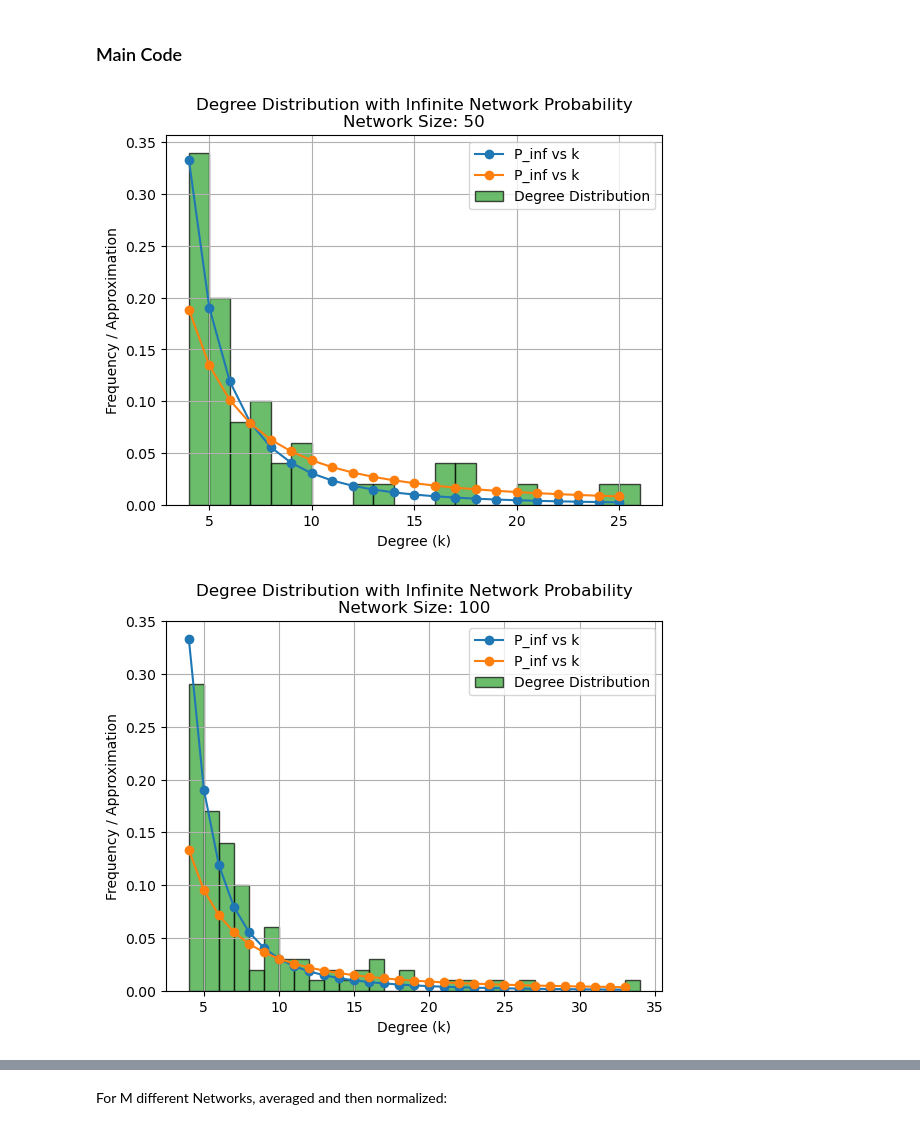
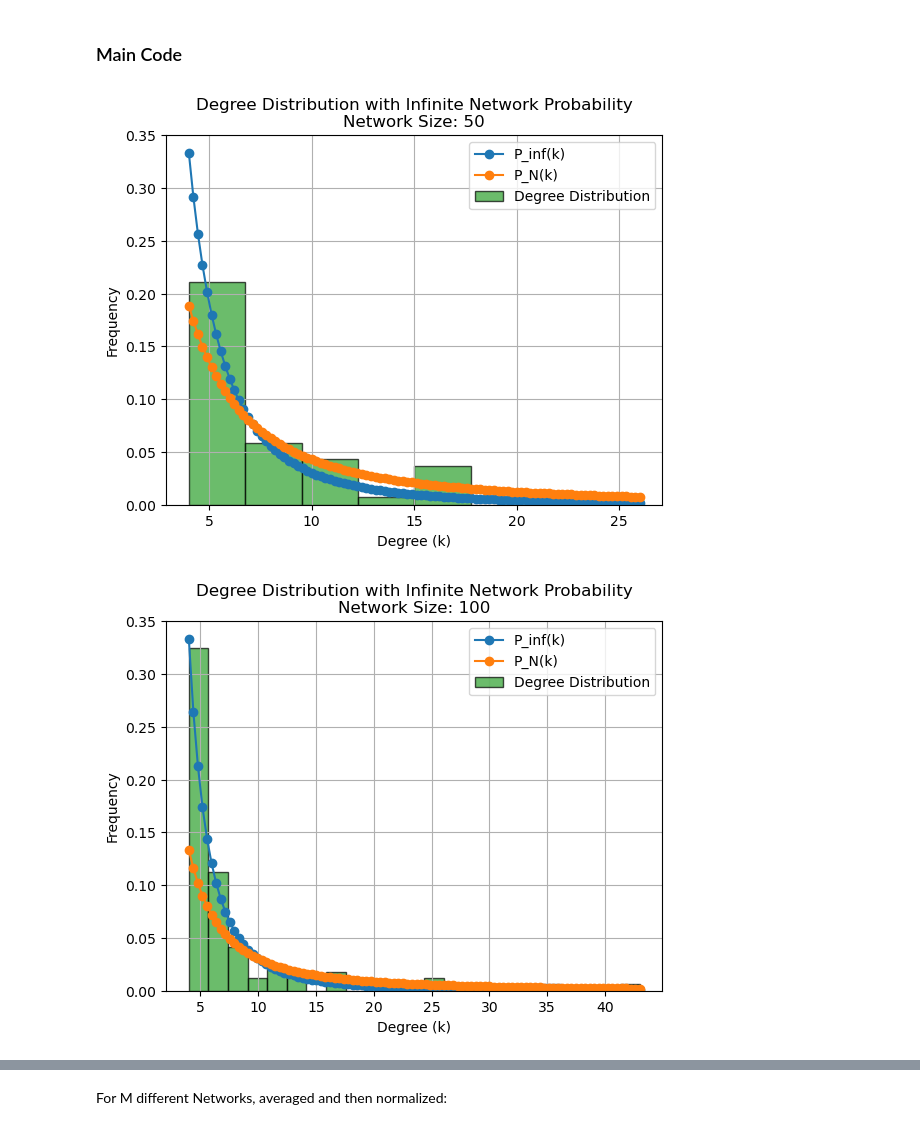
Before and after one commit to CherryWookie/Critical-Phenomena-and-Complexity, a Jupyter notebook: appliedhw/ba_final.ipynb, the cells around one changed output, grey strips where cells are left out. Saved outputs shown, nothing was run; the diff lists cells and outputs as text; code cells hidden in the pictures.

```diff
--- a/appliedhw/ba_final.ipynb
+++ b/appliedhw/ba_final.ipynb
@@ -115,7 +115,12 @@ def plot_equations(k_list, N, m):
     # Incorporate Eq. (3) and (4)
 
     # Create list of degrees from min to max degree in k_list
-    degree = range(min(k_list), max(k_list) + 1)
+    # degree = range(min(k_list), max(k_list) + 1)
+
+    # To handle floats in arrays
+    k_list = np.array(k_list)
+    degree = np.linspace(k_list.min(), k_list.max(), num=100)
+
 
     # Compute P_inf for each degree k in degree
     P_inf = []
@@ -152,24 +157,23 @@ def plot_equations(k_list, N, m):
     # Plot Probability with Frequency Distribution (Normalized)
     # P_inf
     plt.figure()
-    plt.plot(degree, P_inf, marker='o', label="P_inf vs k")
+    plt.plot(degree, P_inf, marker='o', label="P_inf(k)")
     plt.xlabel("k")
     plt.ylabel("P_inf")
     plt.grid(True)
     plt.legend()
 
     # P_N
-    plt.plot(degree, P_N, marker='o', label="P_inf vs k")
+    plt.plot(degree, P_N, marker='o', label="P_N(k)")
     plt.xlabel("k")
-    plt.ylabel("P_inf")
-    plt.title("Plot of P_inf vs k")
+    plt.ylabel("P_N")
     plt.grid(True)
     plt.legend()
 
     # Frequency Distribution
-    plt.hist(k_list, bins=range(min(k_list), max(k_list) + 2), density=True, edgecolor='black', alpha=0.7, label='Degree Distribution')
+    plt.hist(k_list, bins='auto', density=True, edgecolor='black', alpha=0.7, label='Degree Distribution')
     plt.xlabel('Degree (k)')
-    plt.ylabel('Frequency / Approximation')
+    plt.ylabel('Frequency')
     plt.title(f'Degree Distribution with Infinite Network Probability\nNetwork Size: {N}')
     plt.legend()
     plt.show()
@@ -179,14 +183,16 @@ def plot_equations(k_list, N, m):
 ### Main Code
 # %%
 m = 4
-N_vals = [50, 100, 200, 500]
+# N_vals = [50, 100, 200, 500]
+N_vals = [50, 100, 200] # Faster Calculation
+M_networks = 100
 
+np.random.seed(9)
 
 for N in N_vals:
-
     Network = generate_BA(N, m)
     k_list = create_degree_list(Network, m)
     plot_equations(k_list, N, m)
 # %% [output]
-[figure, old version]
+[figure, new version]
-[figure, old version]
+[figure, new version]
```
Also changed, not shown: parts of 3 cells of this notebook.
